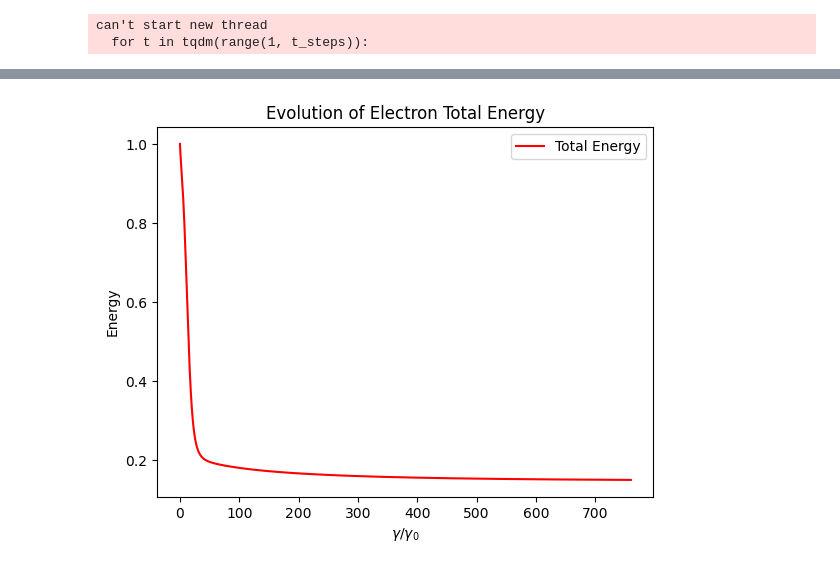
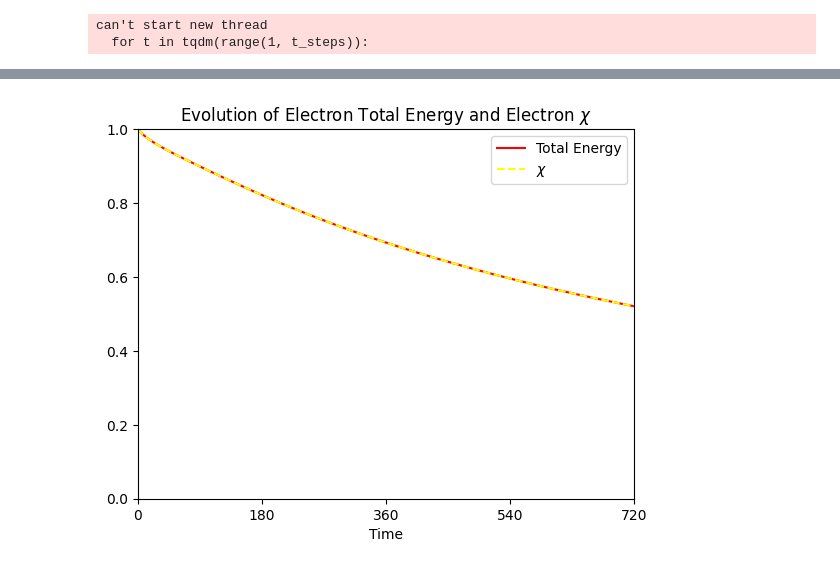
Before and after one commit to JoseMariano247/Est-gio, a Jupyter notebook: Função_de_distribuição_ele.ipynb, the cells around one changed output, grey strips where cells are left out. Saved outputs shown, nothing was run; the diff lists cells and outputs as text; code cells hidden in the pictures.

```diff
--- a/Função_de_distribuição_ele.ipynb
+++ b/Função_de_distribuição_ele.ipynb
@@ -10,16 +9,15 @@ from scipy.constants import fine_structure, speed_of_light, electron_mass, eleme
 # %%
 #variáveis e constantes
 electron_radius = elementary_charge**2/(4*pi*epsilon_0*electron_mass*speed_of_light**2)
-num_pon = 200                                                      #número de pontos
+num_pon = 200                                                   #número de pontos
 mag_field = 5e2                                                 #[T] intensidade do campo magnético
-tau_e = hbar/(speed_of_light**2*electron_mass)                     #[s] time it takes for light to travel across the electron radius electron_radius/speed_of_light
-n_bins = 75                                                        #número de bins do histograma
-t_end = 7.6e2                                                        #tempos finais
-t_steps = 4000                                                     #numero de steps
-t_int = t_end/t_steps
-min_ene = 1
-max_ene = 400
-d_ene = min_ene/max_ene
+tau_e = hbar/(speed_of_light**2*electron_mass)                  #[s] tempo que demora à luz para viajar o raio de um eletrão
+t_end = 7.6e2                                                   #[s] tempo final
+t_steps = 5000                                                  #numero de steps
+t_int = t_end/t_steps                                           #[s] intervalo de tempo
+min_ene = 1                                                     #[] energia mínima
+max_ene = 400/(0.000511)                                        #[] energia máxima
+d_ene = (max_ene-min_ene)/num_pon                               #intervalo de energia
 
 time_lst = np.linspace(0, t_end, t_steps)
 enelst = np.linspace(min_ene, max_ene, num_pon)
@@ -71,31 +58,33 @@ dfdt_mat_11_i = np.zeros_like(dfdt_mat)
 dfdt_mat_11_o = np.zeros_like(dfdt_mat)
 
 for i in range(num_pon):
-    dfdt_mat_11_o[i, i] = -np.sum(np.array([dN_dg(enelst[i]*cnst_prop_2(mag_field), g/enelst[i]) for g in enelst[enelst<enelst[i]]]))
+    dfdt_mat_11_o[i, i] = -np.sum(np.array([dN_dg(enelst[i]*cnst_prop_2(mag_field), g/enelst[i]) for g in enelst[enelst<enelst[i]]])) * d_ene
 
 for i in range(num_pon):
     for j in range(i, num_pon):
-        dfdt_mat_11_i[i, j] = dN_dg(enelst[j]*cnst_prop_2(mag_field), (enelst[j] - enelst[i])/enelst[j])
+        dfdt_mat_11_i[i, j] = dN_dg(enelst[j]*cnst_prop_2(mag_field), (enelst[j] - enelst[i])/enelst[j]) * d_ene
 
-# add all submatrices
 dfdt_mat = dfdt_mat_11_i+dfdt_mat_11_o
 
 def dfdt(yn):
-    return np.matmul(dfdt_mat,yn)
+    return np.matmul(dfdt_mat, yn)
 # %%
-#RK4
-
 #condicoes iniciais
 yn = np.zeros(num_pon)
 yn[np.abs(enelst-max_ene).argmin()] = 1
 
 ene_lst_final = np.zeros(t_steps)
+chi_lst_final = np.zeros(t_steps)
+num_lst_final = np.zeros(t_steps)
 
 ffiga = np.zeros((t_steps, num_pon))
 ffiga[0,:] = yn
 
 ene_lst_final[0] = getEnergy(yn[:num_pon])/max_ene
+chi_lst_final[0] = getChi(yn[:num_pon])/(max_ene*cnst_prop_2(mag_field))
+num_lst_final[0] = getNumber(yn[:num_pon])/num_pon
 
+#RK4
 for t in tqdm(range(1, t_steps)):
     k1 = dfdt(yn)
     k2 = dfdt(yn + t_int * k1 / 2)
@@ -105,6 +94,8 @@ for t in tqdm(range(1, t_steps)):
     yn[yn <= 0] = 0
 
     ene_lst_final[t] = getEnergy(yn)/max_ene
+    chi_lst_final[t] = getChi(yn) / (max_ene * cnst_prop_2(mag_field))
+    num_lst_final[t] = getNumber(yn) / num_pon
 
     ffiga[t, :] = yn
 # %% [output]
@@ -124,10 +120,14 @@ plt.show()
 # %%
-plt.title("Evolution of Electron Total Energy")
-plt.plot(time_lst, ene_lst_final, label=r'Total Energy', color='red')
-plt.ylabel("Energy")
-plt.xlabel("${\gamma}/{\gamma_0}$")
+plt.title("Evolution of Electron Total Energy and Electron $\chi$")
+plt.plot(time_lst, ene_lst_final, label=r'Total Energy', color='red', linestyle='solid')
+plt.plot(time_lst, chi_lst_final, label=r'$\chi$', color='yellow', linestyle='dashed')
+plt.xlabel("Time")
+plt.ylim(0, 1)
+plt.xlim(0, 720)
+plt.yticks([0, 0.2, 0.4, 0.6, 0.8, 1])
+plt.xticks([0, 180, 360, 540, 720])
 plt.legend()
 
 plt.show()
 # %% [output]
-[figure, old version]
+[figure, new version]
```
Also changed, not shown: parts of 3 cells of this notebook.
